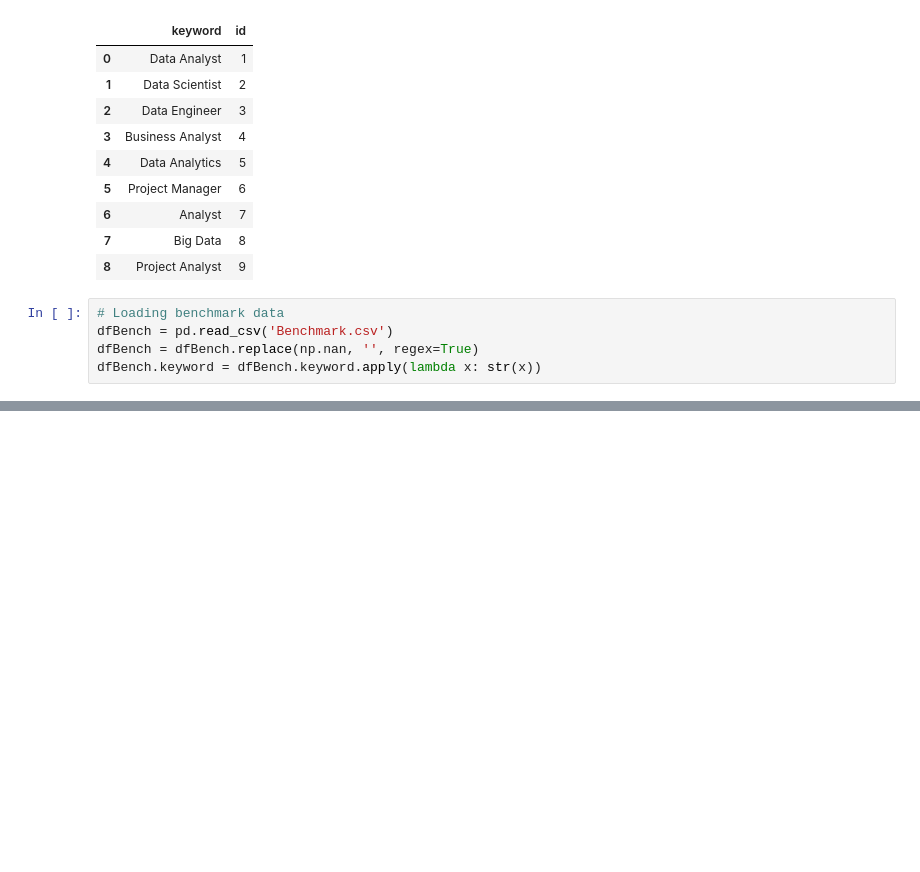
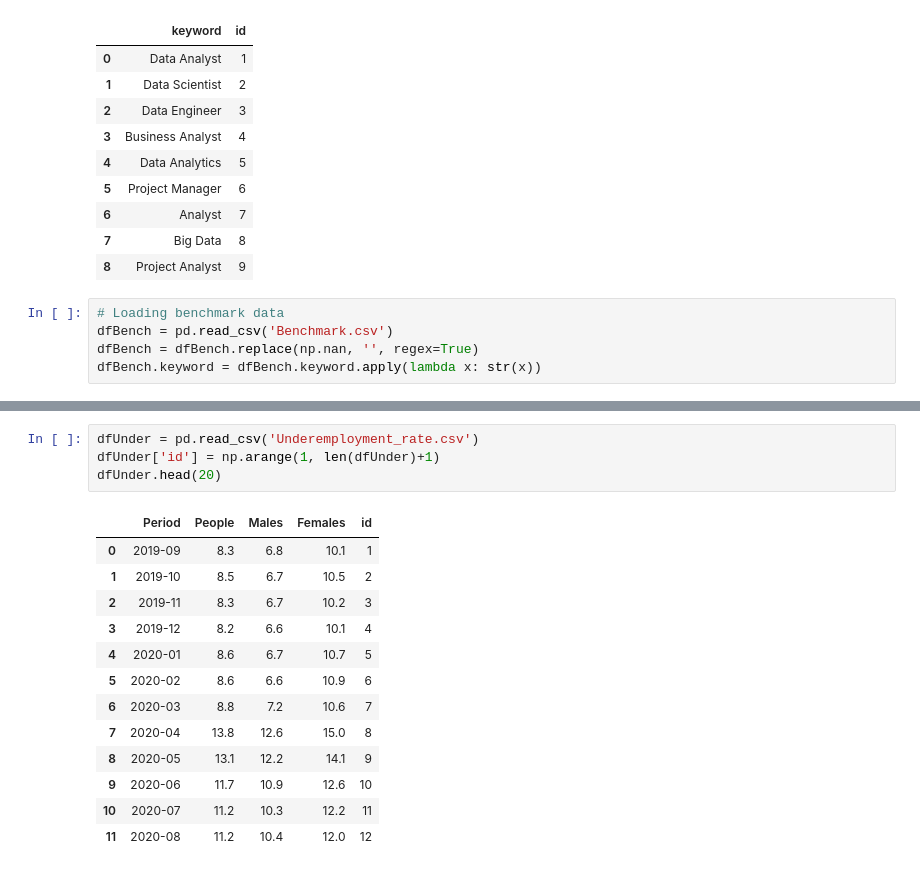
Before and after one commit to amilakanishka/-jobsdata-au, a Jupyter notebook: Data/Job Posting Extractor.ipynb, the cells around one changed output, grey strips where cells are left out. Saved outputs shown, nothing was run; the diff lists cells and outputs as text; blank space fills up the shorter version.

Commit message:
under emp

```diff
--- a/Data/Job Posting Extractor.ipynb
+++ b/Data/Job Posting Extractor.ipynb
@@ -293,6 +293,24 @@ dfBench.head(20)
 | 17 | Robert Walters | BI Developer | Australia | New South Wales | permanent | 130000 | 160000 | 145000 | Analyst | 7 | ... |
 | 18 | Robert Walters | Junior BI Developer | Australia | New South Wales | permanent | 80000 | 130000 | 105000 | Analyst | 7 | ... |
 | 19 | Robert Walters | BI Consultant | Australia | New South Wales | permanent | 130000 | 160000 | 145000 | Analyst | 7 | ... |
+# %%
+dfUnder = pd.read_csv('Underemployment_rate.csv')
+dfUnder['id'] = np.arange(1, len(dfUnder)+1)
+dfUnder.head(20)
+# %% [output]
+|  | Period | People | Males | Females | id |
+| 0 | 2019-09 | 8.3 | 6.8 | 10.1 | 1 |
+| 1 | 2019-10 | 8.5 | 6.7 | 10.5 | 2 |
+| 2 | 2019-11 | 8.3 | 6.7 | 10.2 | 3 |
+| 3 | 2019-12 | 8.2 | 6.6 | 10.1 | 4 |
+| 4 | 2020-01 | 8.6 | 6.7 | 10.7 | 5 |
+| 5 | 2020-02 | 8.6 | 6.6 | 10.9 | 6 |
+| 6 | 2020-03 | 8.8 | 7.2 | 10.6 | 7 |
+| 7 | 2020-04 | 13.8 | 12.6 | 15.0 | 8 |
+| 8 | 2020-05 | 13.1 | 12.2 | 14.1 | 9 |
+| 9 | 2020-06 | 11.7 | 10.9 | 12.6 | 10 |
+| 10 | 2020-07 | 11.2 | 10.3 | 12.2 | 11 |
+| 11 | 2020-08 | 11.2 | 10.4 | 12.0 | 12 |
 # %%
 Base = declarative_base()
 # dbcon = f"postgresql://{username}:{password}@127.0.0.1/JobsDB"
```
Also changed, not shown: parts of 2 cells of this notebook, 5 other files.
